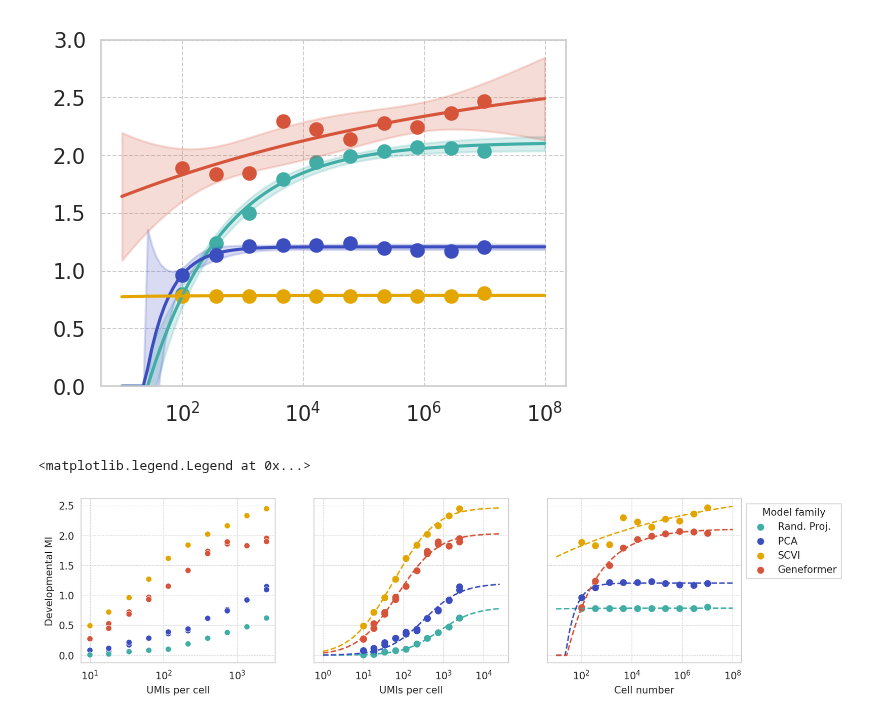
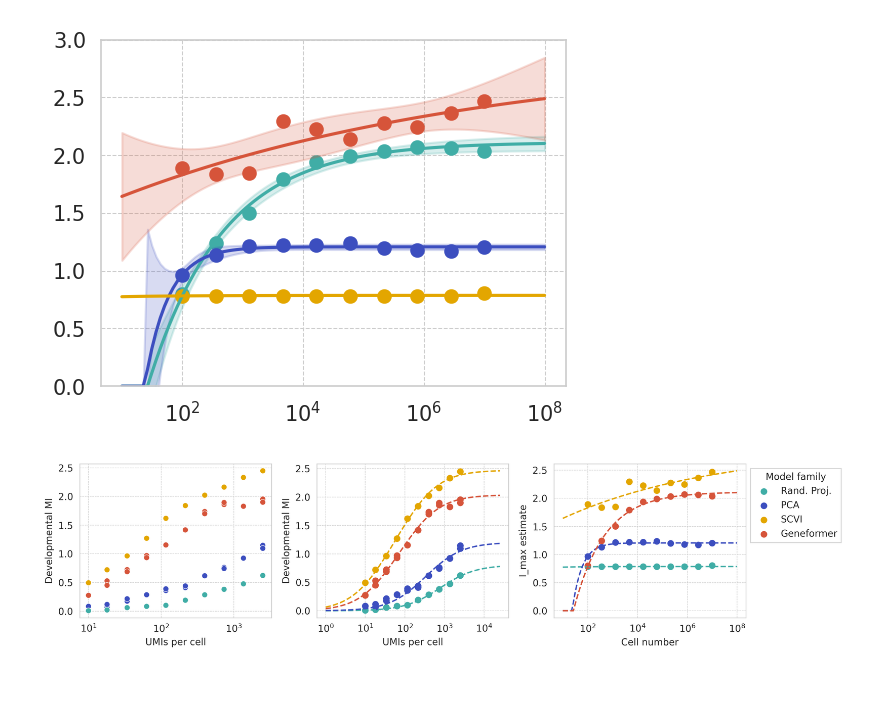
Before and after one commit to igor-sadalski/Scaling-up-measurement-noise-scaling-laws, a Jupyter notebook: analysis/shendure_only.ipynb, the cells around one changed output. Drawn from its saved outputs; the diff is of its cells as text; code cells hidden in the pictures; blank space fills up the shorter version.

```diff
--- a/analysis/shendure_only.ipynb
+++ b/analysis/shendure_only.ipynb
@@ -187,7 +187,7 @@ Method: Geneformer
 # %%
 # three subplots: left raw data, middle noise scaling, right cell scaling, share y axis
 
-fig, axs = plt.subplots(1, 3, figsize=(12, 3), sharey=True)
+fig, axs = plt.subplots(1, 3, figsize=(12, 3), sharey=False, dpi=300)
 
 # sns.lineplot(
 #     data=res_df,
@@ -238,6 +238,7 @@ for i, method in enumerate(hue_order):
 
 axs[1].set_xlabel("UMIs per cell")
 axs[1].set_xscale("log")
+axs[1].set_ylabel("Developmental MI")
 
 for i, method in enumerate(hue_order):
     sub_df = noise_df[noise_df['method'] == method]
@@ -248,33 +249,35 @@ for i, method in enumerate(hue_order):
     model = Model(cell_number_scaling)
     params = model.make_params(N0=1e2, s=0.5, I_inf=y_data.max())
     params['N0'].min = 0
     params['N0'].max = x_data.max()
     params['I_inf'].min = 0
     # params['I_0'].min = 0
     params['s'].min = 0
     result = model.fit(y_data, params, x=x_data)
     # print(f"Method: {method}")
     # print(result.fit_report())
 
     x_fit = np.logspace(np.log10(x_data.min()/10), np.log10(x_data.max()*10), 100)
     y_fit = result.eval(params=result.params, x=x_fit)
     axs[2].plot(x_fit, y_fit, color=pretty_palette[i], linestyle='--')
 
     axs[2].scatter(x_data, y_data, label=f"{method}", color=pretty_palette[i])
 
     # confidence bands
     # y_upper = result.eval_uncertainty(params=result.params,
     #                                 x=x_fit, sigma=2)
     # y_lower = -y_upper
     # if y_upper.max() < 2:
     #     axs[2].fill_between(x_fit, y_fit + y_upper, y_fit + y_lower,
     #                     color=pretty_palette[i], alpha=0.2)
 
 axs[2].set_xscale('log')
 axs[2].set_xlabel("Cell number")
-# axs[2].set_ylabel("$\mathcal{I}_{\max}$", fontsize=16, rotation=90)
+axs[2].set_ylabel("I_max estimate", )
 
 axs[2].legend(title='Model family', loc='upper left', bbox_to_anchor=(1, 1))
+
+plt.tight_layout()
+plt.show()
 # %% [output]
-<matplotlib.legend.Legend at 0x...>
-[figure, old version]
+[figure, new version]
```
